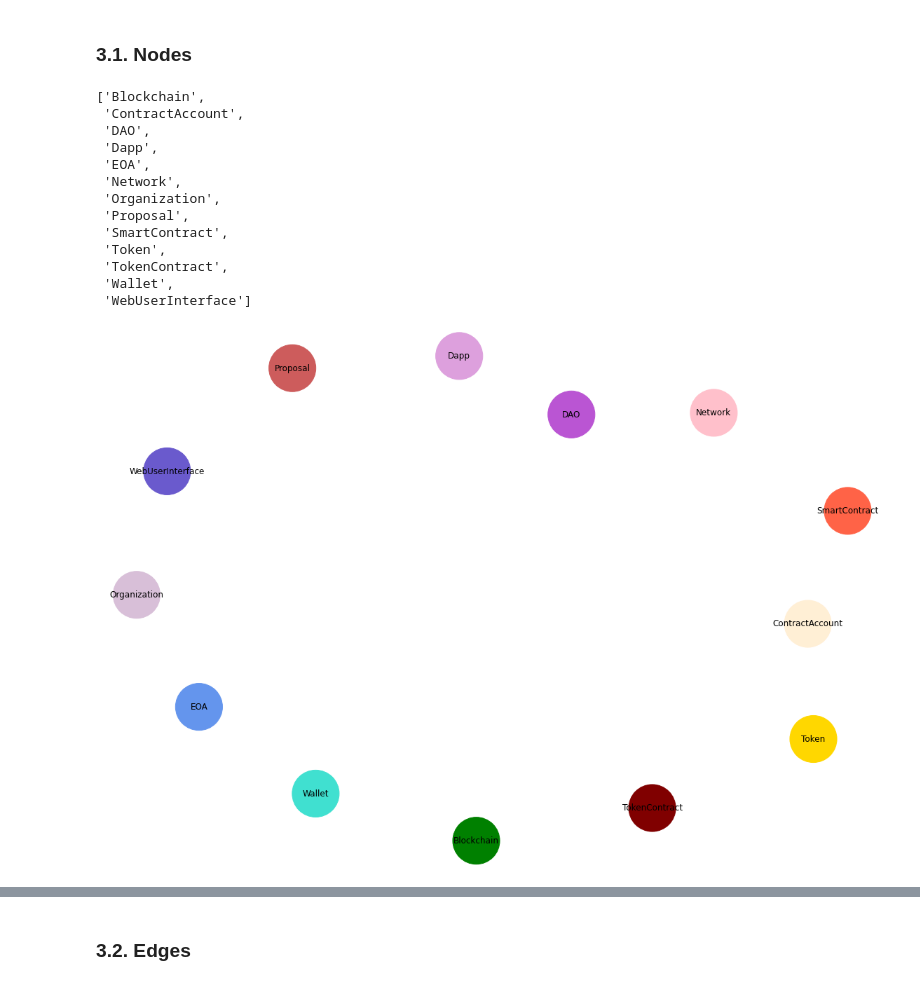
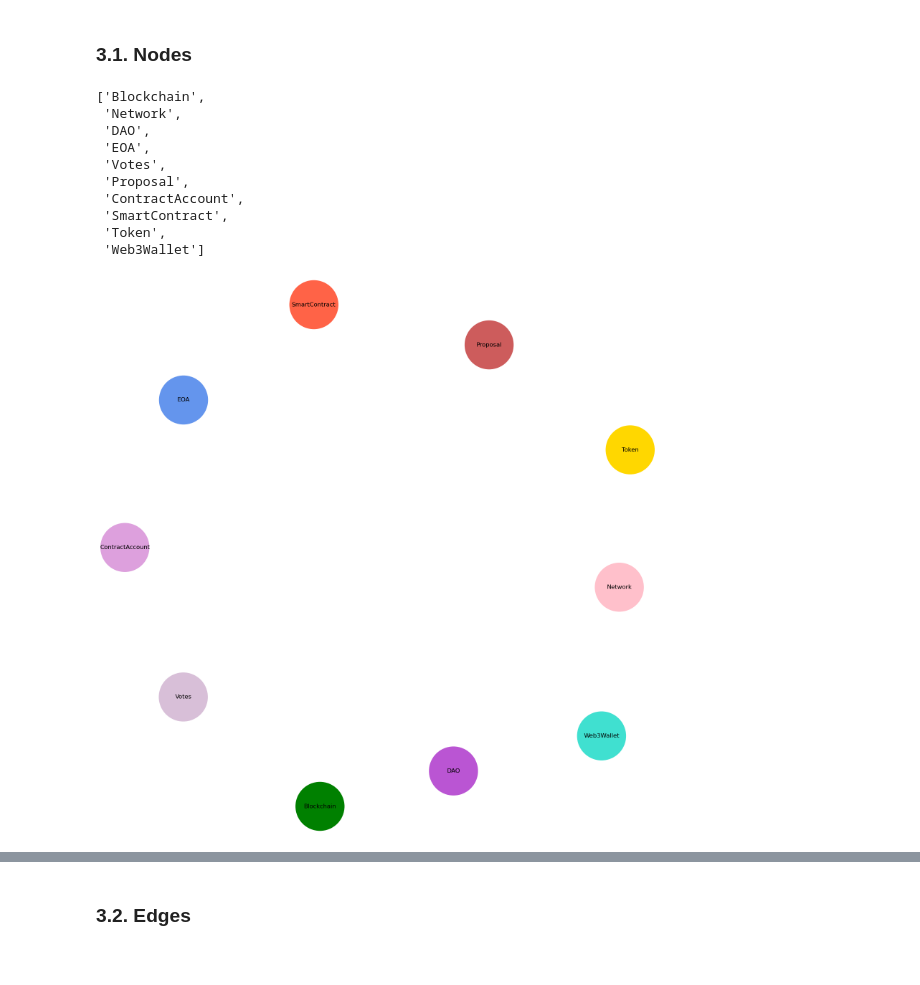
Before and after one commit to Grasia/semantic-web3-dao, a Jupyter notebook: knowledge_graph/KnowledgeGraph-Web3-DAO.ipynb, the cells around one changed output, grey strips where cells are left out. Saved outputs shown, nothing was run; the diff lists cells and outputs as text; code cells hidden in the pictures.

Commit message:
Update Web3-DAO knowledge graph.

```diff
--- a/knowledge_graph/KnowledgeGraph-Web3-DAO.ipynb
+++ b/knowledge_graph/KnowledgeGraph-Web3-DAO.ipynb
@@ -980,10 +1151,9 @@ wallets_df
 # Create directed graph.
 g_daos = nx.DiGraph()
 # %%
-dao_nodes = ["Blockchain", "ContractAccount", "DAO", "Dapp",
-             "EOA", "Network", "Organization", "Proposal",
-             "SmartContract", "Token", "TokenContract",
-             "Wallet", "WebUserInterface"]
+dao_nodes = ["Blockchain", "Network", "DAO",
+             "EOA", "Votes", "Proposal", "ContractAccount",
+             "SmartContract", "Token", "Web3Wallet"]
 # %%
 for item in dao_nodes:
     g_daos.add_node(item)
@@ -992,49 +1162,43 @@ for item in dao_nodes:
 list(g_daos.nodes())
 # %% [output]
 ['Blockchain',
+ 'Network',
+ 'DAO',
+ 'EOA',
+ 'Votes',
+ 'Proposal',
  'ContractAccount',
- 'DAO',
- 'Dapp',
- 'EOA',
- 'Network',
- 'Organization',
- 'Proposal',
  'SmartContract',
  'Token',
- 'TokenContract',
- 'Wallet',
- 'WebUserInterface']
+ 'Web3Wallet']
 # %%
 # Assign a color to each node.
 g_daos.nodes["Blockchain"]['color'] = 'green'
-g_daos.nodes["ContractAccount"]['color'] = 'papayawhip'
+g_daos.nodes["Network"]['color'] = 'pink'
 g_daos.nodes["DAO"]['color'] = 'mediumorchid'
-g_daos.nodes["Dapp"]['color'] = 'plum'
 g_daos.nodes["EOA"]['color'] = 'cornflowerblue'
-g_daos.nodes["Network"]['color'] = 'pink'
-g_daos.nodes["Organization"]['color'] = 'thistle'
+g_daos.nodes["Votes"]['color'] = 'thistle'
 g_daos.nodes["Proposal"]['color'] = 'indianred'
+g_daos.nodes["ContractAccount"]['color'] = 'plum'
 g_daos.nodes["SmartContract"]['color'] = 'tomato'
 g_daos.nodes["Token"]['color'] = 'gold'
-g_daos.nodes["TokenContract"]['color'] = 'maroon'
-g_daos.nodes["Wallet"]['color'] = 'turquoise'
-g_daos.nodes["WebUserInterface"]['color'] = 'slateblue'
+g_daos.nodes["Web3Wallet"]['color'] = 'turquoise'
 # %%
-fig, ax = plt.subplots(figsize=(20,14))
+fig, ax = plt.subplots(figsize=(20,20))
 daos_layout = nx.spring_layout(g_daos,
                        k=3, iterations=50,
                        seed=2)
 node_colors = []
 for node in g_daos.nodes:
     node_colors.append(g_daos.nodes[node].get('color', 'olive'))
 nx.draw(g_daos,
         pos = daos_layout,
         node_color = node_colors,
-        node_size=4500,
+        node_size=9500,
         with_labels=True
        )
 plt.show()
 # %% [output]
-[figure, old version]
+[figure, new version]
 # %%
 # Assign shape according to the node category.
```
Also changed, not shown: parts of 172 cells of this notebook, 11 other files.
